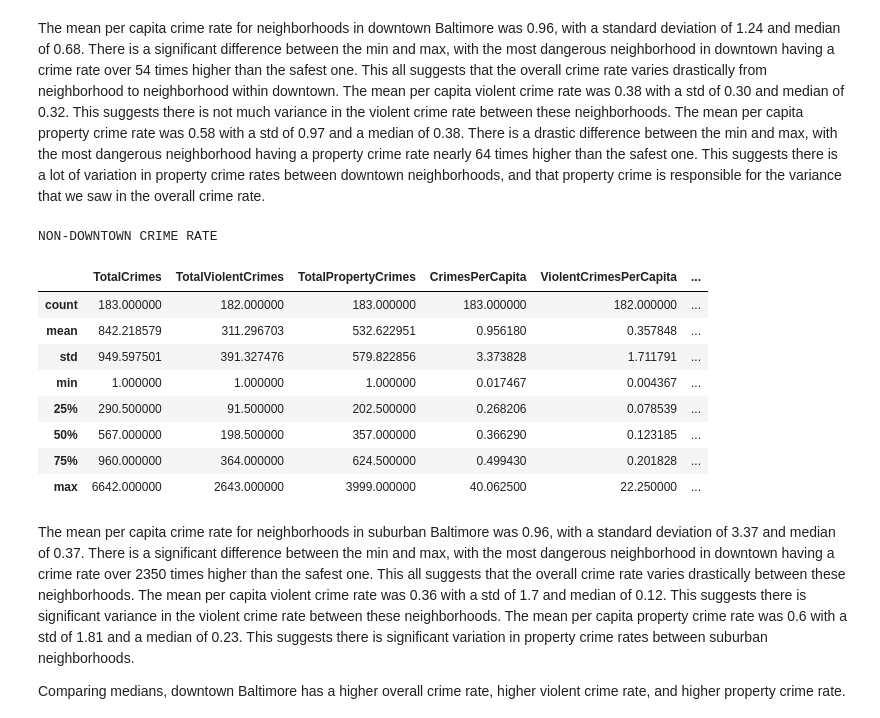
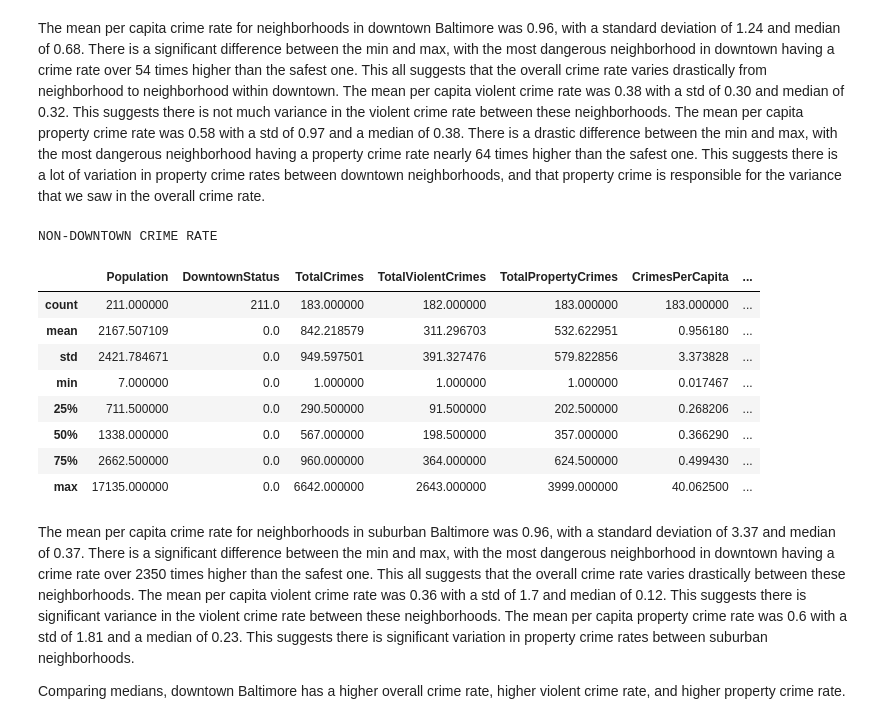
Before and after one commit to ECO225-W2024/project-one-code-IvanGrandov, a Jupyter notebook: Code/proj_one_code.ipynb, the cells around one changed output. Cells and saved outputs as stored; diff of their text form; code cells hidden in the pictures.

```diff
--- a/Code/proj_one_code.ipynb
+++ b/Code/proj_one_code.ipynb
@@ -18,7 +20,7 @@ import pandas as pd
 import numpy as np
 
 # Loading in dataset
-df = pd.read_csv("/Users/ivangrandov/Downloads/BPD_Part_1_Victim_Based_Crime_Data.csv")
+df = pd.read_csv("/Users/ivangrandov/Documents/GitHub/project-one-code-IvanGrandov/Data/BPD_Part_1_Victim_Based_Crime_Data.csv")
 print(df.head())
 # %% [output]
     CrimeDate CrimeTime CrimeCode           Location          Description  \
@@ -134,7 +136,7 @@ shp_file = [os.path.join(temp_dir, f) for f in os.listdir(temp_dir) if f.endswit
 # Create gdf for the shapefiles
 neighborhood_gdf = gpd.read_file(shp_file)
 neighborhood_gdf.rename(columns={'Name': 'Neighborhood'}, inplace=True)
-neighborhood_gdf = neighborhood_gdf.drop(columns=['OBJECTID','White','Blk_AfAm','Hisp_Lat','AmInd_AkNa','Asian','NatHaw_Pac','Other_Race','TwoOrMore','Shape__Are', 'Shape__Len'])
+neighborhood_gdf = neighborhood_gdf.drop(columns=['OBJECTID','White','Blk_AfAm','Hisp_Lat','AmInd_AkNa','Asian','NatHaw_Pac','Other_Race','TwoOrMore','Shape__Are', 'Shape__Len','Housing','Occupied','Vacant'])
 neighborhood_gdf.plot()
 
 # Add DowntownStatus column to neighborhood_gdf
@@ -318,18 +320,18 @@ The mean per capita crime rate for neighborhoods in downtown Baltimore was 0.96,
 # %%
 # Per capita data for non-downtown
 print('NON-DOWNTOWN CRIME RATE')
-merged_gdf[merged_gdf['DowntownStatus'] == 0].describe(include=['float'])
+merged_gdf[merged_gdf['DowntownStatus'] == 0].describe(include=['int','float'])
 # %% [output]
 NON-DOWNTOWN CRIME RATE
-|  | TotalCrimes | TotalViolentCrimes | TotalPropertyCrimes | CrimesPerCapita | ViolentCrimesPerCapita | ... |
-| count | 183.000000 | 182.000000 | 183.000000 | 183.000000 | 182.000000 | ... |
-| mean | 842.218579 | 311.296703 | 532.622951 | 0.956180 | 0.357848 | ... |
-| std | 949.597501 | 391.327476 | 579.822856 | 3.373828 | 1.711791 | ... |
-| min | 1.000000 | 1.000000 | 1.000000 | 0.017467 | 0.004367 | ... |
-| 25% | 290.500000 | 91.500000 | 202.500000 | 0.268206 | 0.078539 | ... |
-| 50% | 567.000000 | 198.500000 | 357.000000 | 0.366290 | 0.123185 | ... |
-| 75% | 960.000000 | 364.000000 | 624.500000 | 0.499430 | 0.201828 | ... |
-| max | 6642.000000 | 2643.000000 | 3999.000000 | 40.062500 | 22.250000 | ... |
+|  | Population | DowntownStatus | TotalCrimes | TotalViolentCrimes | TotalPropertyCrimes | CrimesPerCapita | ... |
+| count | 211.000000 | 211.0 | 183.000000 | 182.000000 | 183.000000 | 183.000000 | ... |
+| mean | 2167.507109 | 0.0 | 842.218579 | 311.296703 | 532.622951 | 0.956180 | ... |
+| std | 2421.784671 | 0.0 | 949.597501 | 391.327476 | 579.822856 | 3.373828 | ... |
+| min | 7.000000 | 0.0 | 1.000000 | 1.000000 | 1.000000 | 0.017467 | ... |
+| 25% | 711.500000 | 0.0 | 290.500000 | 91.500000 | 202.500000 | 0.268206 | ... |
+| 50% | 1338.000000 | 0.0 | 567.000000 | 198.500000 | 357.000000 | 0.366290 | ... |
+| 75% | 2662.500000 | 0.0 | 960.000000 | 364.000000 | 624.500000 | 0.499430 | ... |
+| max | 17135.000000 | 0.0 | 6642.000000 | 2643.000000 | 3999.000000 | 40.062500 | ... |
 # %% [markdown]
 The mean per capita crime rate for neighborhoods in suburban Baltimore was 0.96, with a standard deviation of 3.37 and median of 0.37. There is a significant difference between the min and max, with the most dangerous neighborhood in downtown having a crime rate over 2350 times higher than the safest one. This all suggests that the overall crime rate varies drastically between these neighborhoods. The mean per capita violent crime rate was 0.36 with a std of 1.7 and median of 0.12. This suggests there is significant variance in the violent crime rate between these neighborhoods. The mean per capita property crime rate was 0.6 with a std of 1.81 and a median of 0.23. This suggests there is significant variation in property crime rates between suburban neighborhoods.
 
```
Also changed, not shown: parts of 40 cells of this notebook, 3 other files.
